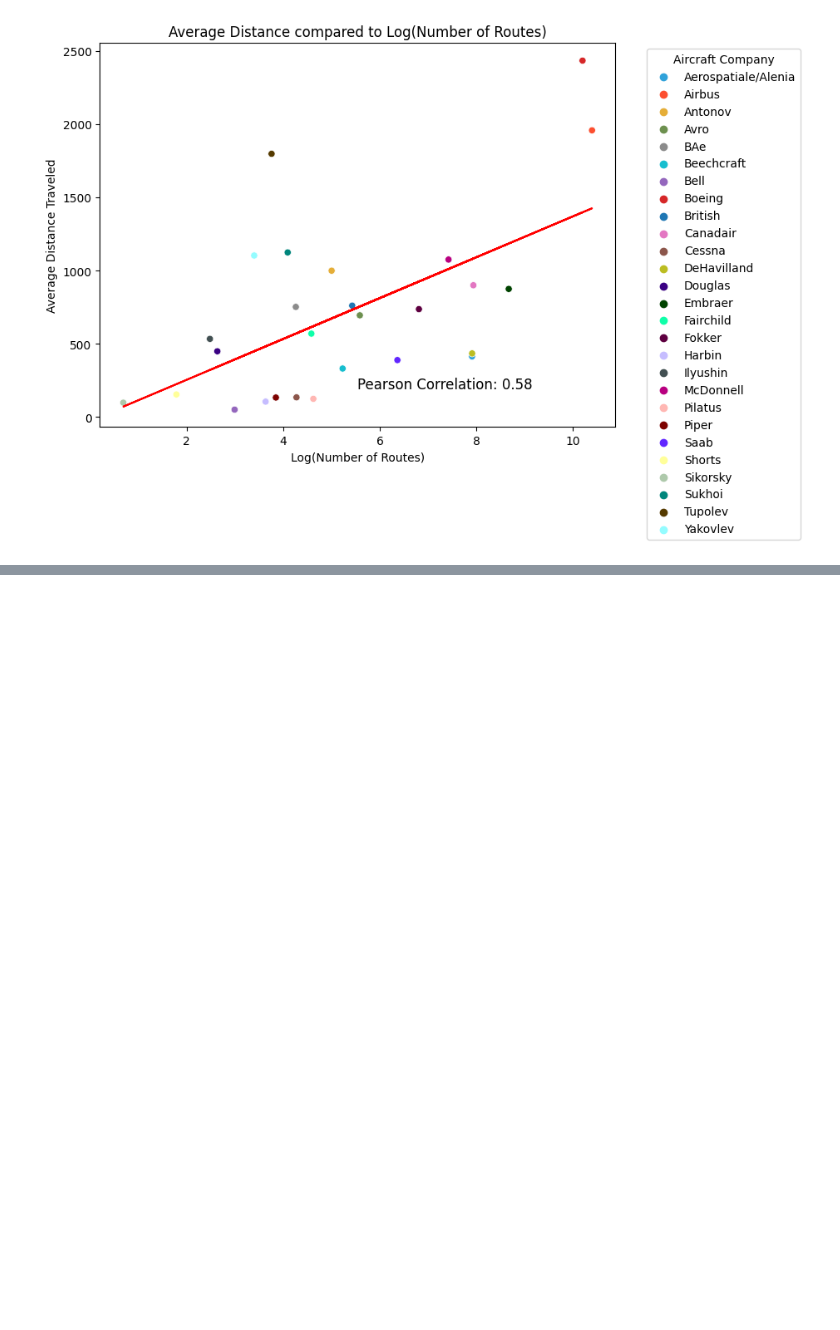
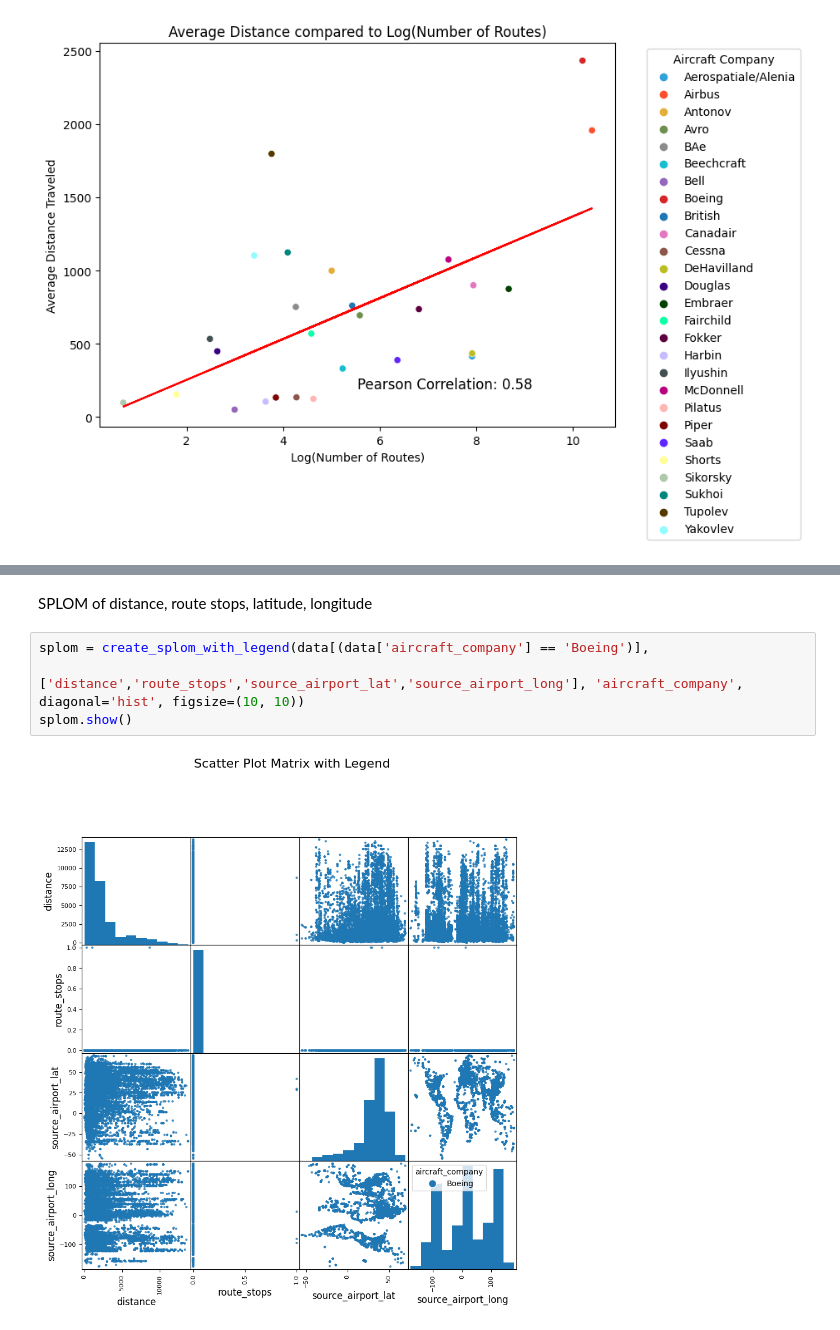
Before and after one commit to sakinanazarali/MADS_Milestone1, a Jupyter notebook: analysis.ipynb, the cells around one changed output, grey strips where cells are left out. Cells and saved outputs as stored; diff of their text form; blank space fills up the shorter version.

```diff
--- a/analysis.ipynb
+++ b/analysis.ipynb
@@ -303,0 +402,8 @@ It is clear that a logarithmic regression is not appropraite for this dataset as
+# %% [markdown]
+SPLOM of distance, route stops, latitude, longitude
+# %%
+splom = create_splom_with_legend(data[(data['aircraft_company'] == 'Boeing')],
+                                ['distance','route_stops','source_airport_lat','source_airport_long'], 'aircraft_company', diagonal='hist', figsize=(10, 10))
+splom.show()
+# %% [output]
+[figure, added]
```
Also changed, not shown: parts of 16 cells of this notebook.
